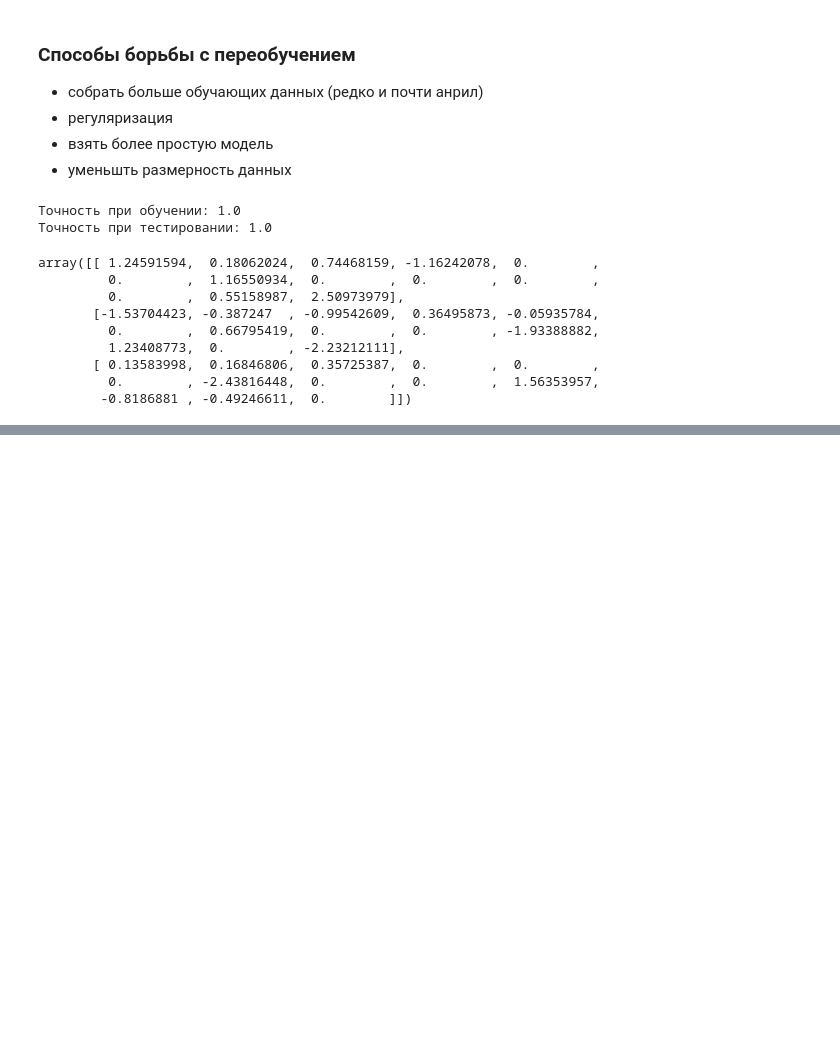
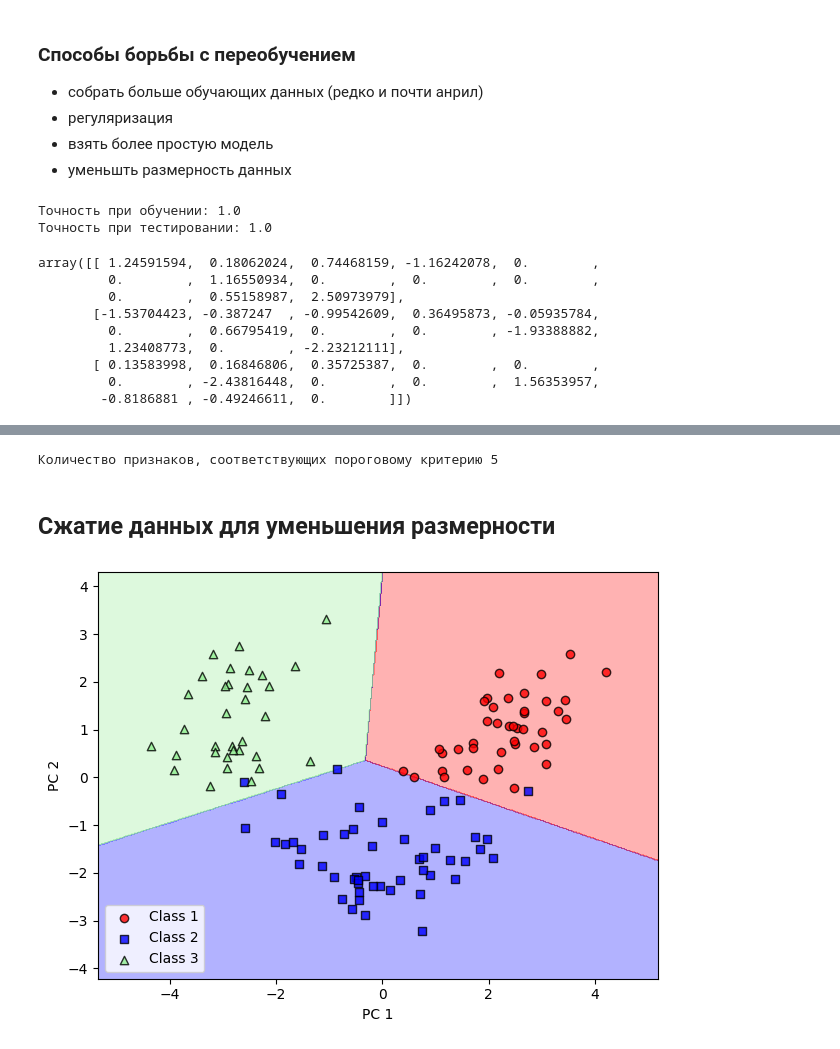
Before and after one commit to gCTRL26/ML_models, a Jupyter notebook: theory/many_models_from_book.ipynb, the cells around one changed output, grey strips where cells are left out. Cells and saved outputs as stored; diff of their text form; code cells hidden in the pictures; blank space fills up the shorter version.

```diff
--- a/theory/many_models_from_book.ipynb
+++ b/theory/many_models_from_book.ipynb
@@ -483,0 +486,9 @@ array([[ 1.24591594,  0.18062024,  0.74468159, -1.16242078,  0.        ,
+# %%
+from sklearn.ensemble import RandomForestClassifier
+forest_labels = df_wine.columns[1:]
+forest = RandomForestClassifier(n_estimators=500, random_state=1)
+forest.fit(X_train, y_train)
+importances = forest.feature_importances_
+indices = np.argsort(importances)[::-1]
+for f in range(X_train.shape[1]):
+    print(f'{f}) {forest_labels[indices[f]]}      {round(importances[f], 6)}')
@@ -483,0 +509,24 @@ array([[ 1.24591594,  0.18062024,  0.74468159, -1.16242078,  0.        ,
+# %%
+from sklearn.feature_selection import SelectFromModel
+sfm = SelectFromModel(forest, threshold=0.1, prefit=True)
+X_selected = sfm.transform(X_train)
+print(f'Количество признаков, соответствующих пороговому критерию {X_selected.shape[1]}')
+# %% [output]
+Количество признаков, соответствующих пороговому критерию 5
+# %% [markdown]
+## Сжатие данных для уменьшения размерности
+# %%
+from sklearn.decomposition import PCA
+pca = PCA(n_components=2) # Обучение без учителя, данные должны быть стандартизированы
+lr = LogisticRegression(multi_class='ovr', random_state=1, solver='lbfgs')
+X_train_pca = pca.fit_transform(X_train_std)
+X_test_pca = pca.transform(X_test_std)
+lr.fit(X_train_pca, y_train)
+plot_decision_regions(X_train_pca, y_train, lr)
+plt.xlabel('PC 1')
+plt.ylabel('PC 2')
+plt.legend(loc='lower left')
+plt.tight_layout()
+plt.show()
+# %% [output]
+[figure, added]
```
Also changed, not shown: parts of 4 cells of this notebook.
